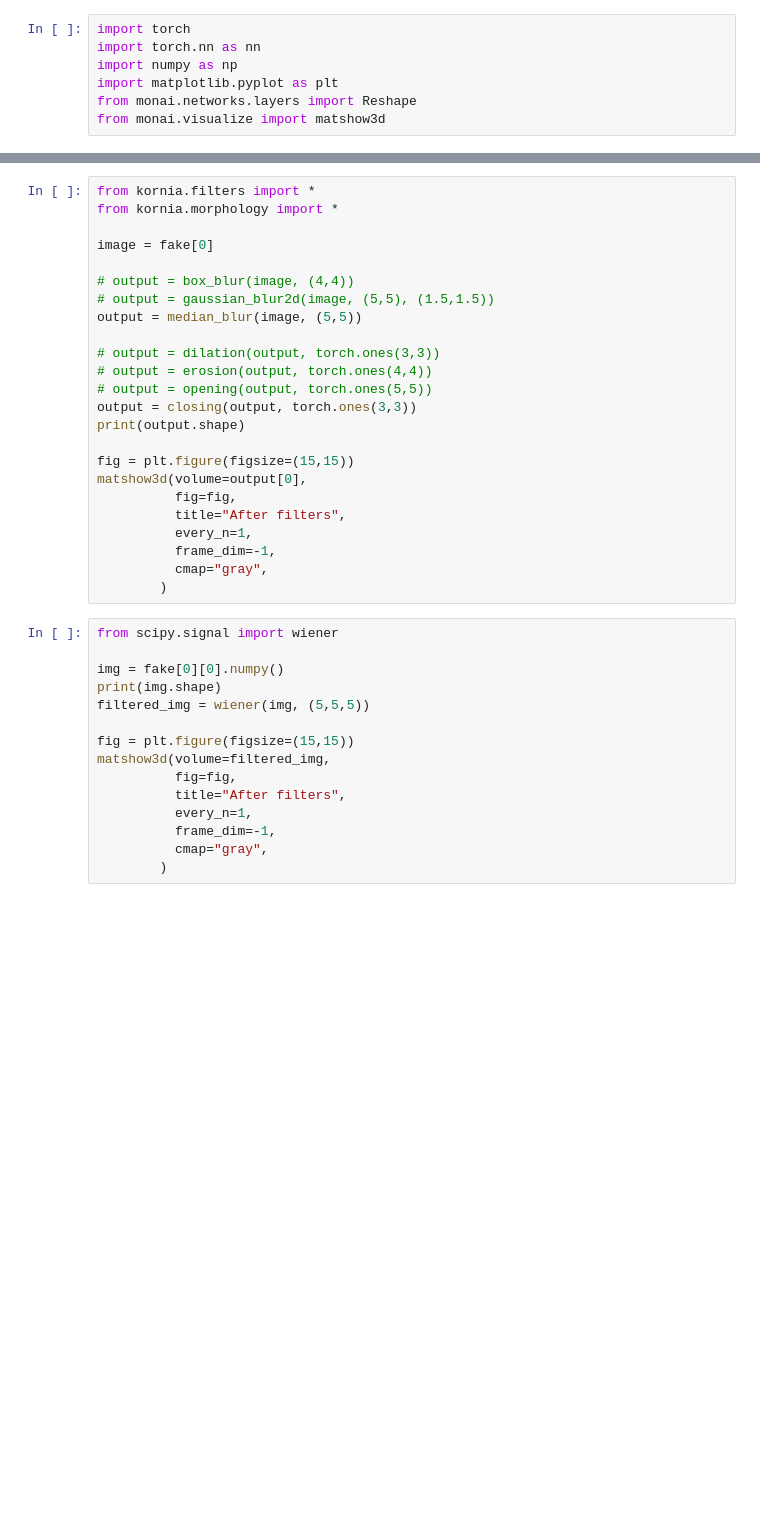
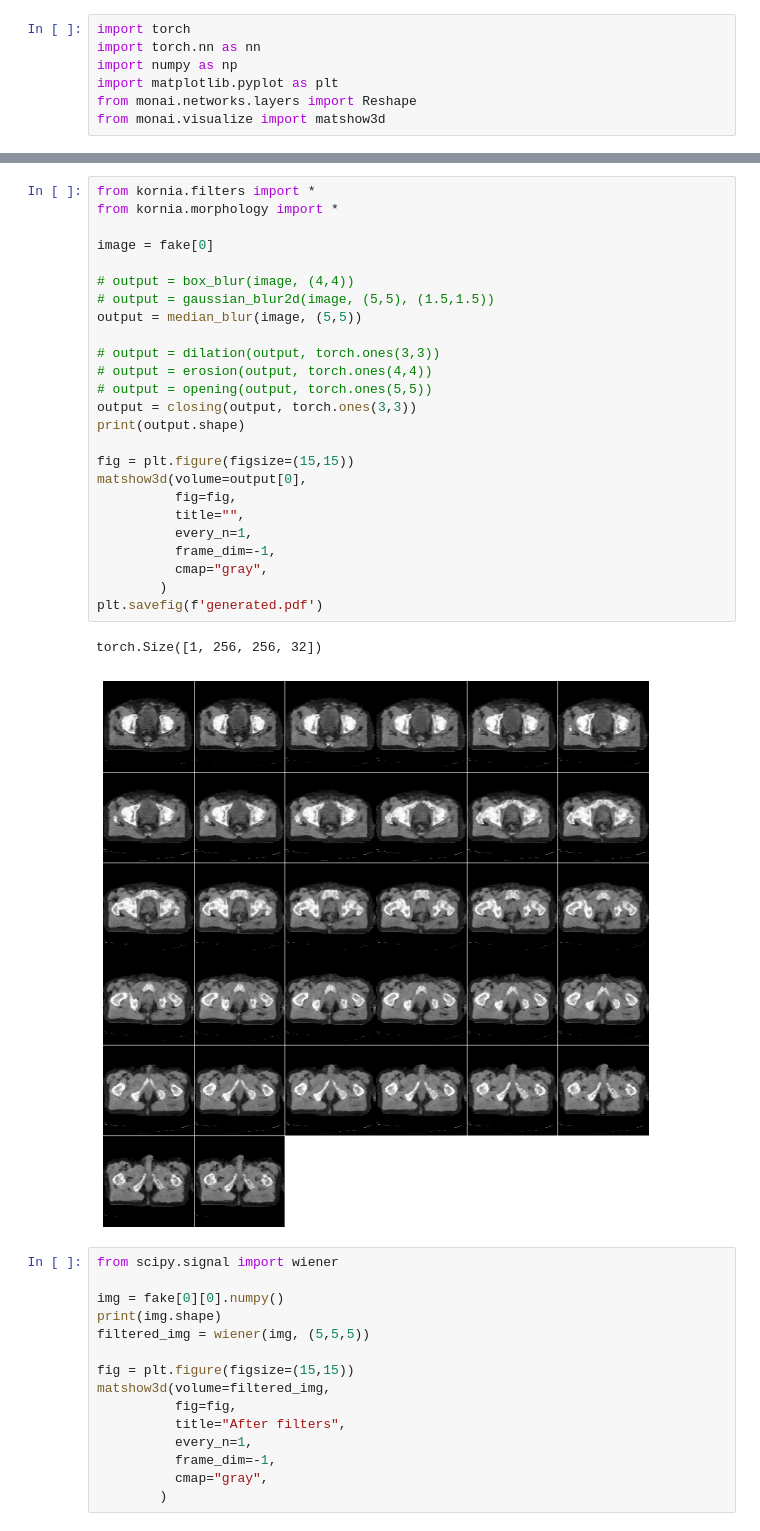
Before and after one commit to kaamka/3D-CT-images-augmentation, a Jupyter notebook: load_model.ipynb, the cells around one changed output, grey strips where cells are left out. Saved outputs shown, nothing was run; the diff lists cells and outputs as text; blank space fills up the shorter version.

```diff
--- a/load_model.ipynb
+++ b/load_model.ipynb
@@ -63,27 +65,31 @@ with torch.no_grad():
 # %%
 from kornia.filters import *
 from kornia.morphology import *
 
 image = fake[0]
 
 # output = box_blur(image, (4,4))
 # output = gaussian_blur2d(image, (5,5), (1.5,1.5))
 output = median_blur(image, (5,5))
 
 # output = dilation(output, torch.ones(3,3))
 # output = erosion(output, torch.ones(4,4))
 # output = opening(output, torch.ones(5,5))
 output = closing(output, torch.ones(3,3))
 print(output.shape)
 
 fig = plt.figure(figsize=(15,15))
 matshow3d(volume=output[0],
           fig=fig,
-          title="After filters",
+          title="",
           every_n=1,
           frame_dim=-1,
           cmap="gray",
         )
+plt.savefig(f'generated.pdf')
+# %% [output]
+torch.Size([1, 256, 256, 32])
+[figure, added]
 # %%
 from scipy.signal import wiener
 
```
Also changed, not shown: parts of 4 cells of this notebook.
